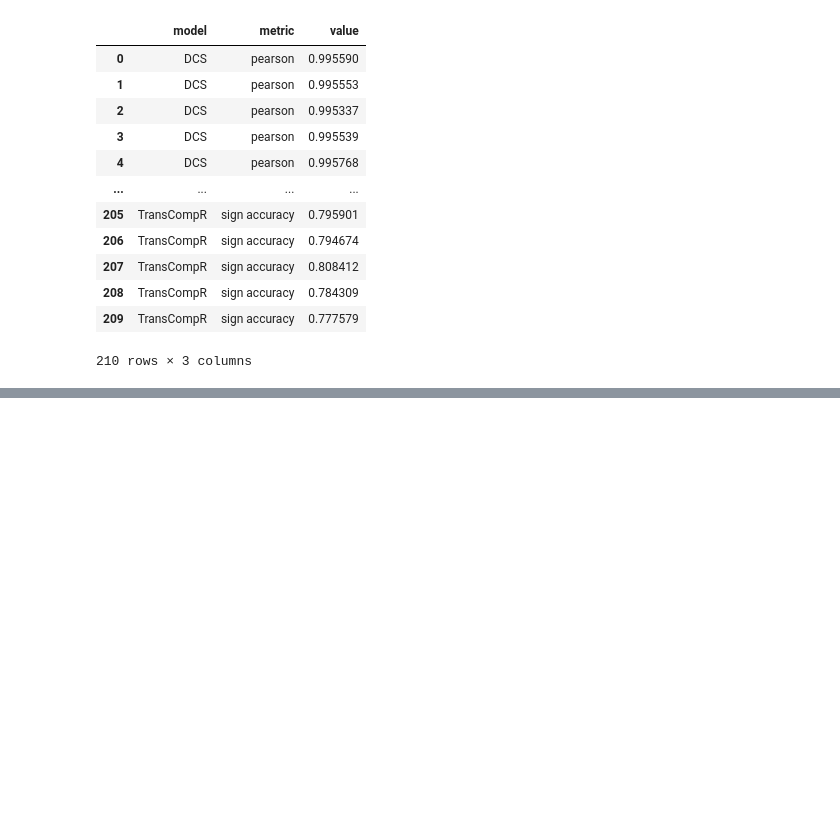
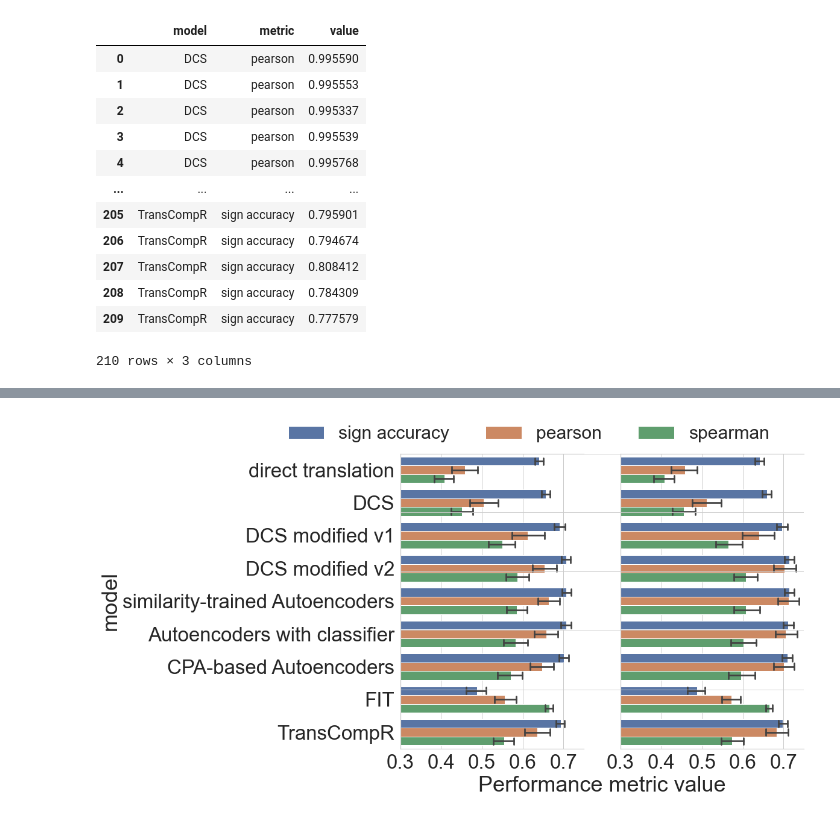
Before and after one commit to Lauffenburger-Lab/OmicTranslationBenchmark, a Jupyter notebook: figures/AutoencodersFinalComparePlotLandmarks.ipynb, the cells around one changed output, grey strips where cells are left out. Drawn from its saved outputs; the diff is of its cells as text; code cells hidden in the pictures; blank space fills up the shorter version.

```diff
--- a/figures/AutoencodersFinalComparePlotLandmarks.ipynb
+++ b/figures/AutoencodersFinalComparePlotLandmarks.ipynb
@@ -273,7 +269,7 @@ res_recon_a375
 | 209 | TransCompR | sign accuracy | 0.772239 |
 210 rows × 3 columns
 # %%
-sns.set_theme(style="whitegrid",font_scale=2)
+sns.set_theme(style="whitegrid",font_scale=3.5)
 # plt.figure(figsize=(9,12), dpi= 80)
 plt.figure()
 ax = sns.barplot(x="value", y="model", data=res_recon_a375,
@@ -283,7 +279,7 @@ ax = sns.barplot(x="value", y="model", data=res_recon_a375,
                    'CPA-based Autoencoders'],
             hue_order = ['sign accuracy','pearson','spearman'],
             hue="metric",ci=95,capsize=0.2,orient='h')
-plt.legend(loc='lower left',prop={'size': 21})
+plt.legend(loc='lower left',prop={'size': 32})
 plt.gca().set(title='',
               xlabel = 'Performance metric value',
               ylabel='models')
@@ -406,7 +402,7 @@ res_to_ht29
 | 269 | FIT | sign accuracy | 0.479458 |
 270 rows × 3 columns
 # %%
-sns.set_theme(style="whitegrid",font_scale=2)
+sns.set_theme(style="whitegrid",font_scale=3.5)
 # plt.figure(figsize=(9,12), dpi= 80)
 plt.figure()
 ax = sns.barplot(x="value", y="model", data=res_to_ht29,
@@ -416,7 +412,7 @@ ax = sns.barplot(x="value", y="model", data=res_to_ht29,
                    'CPA-based Autoencoders','FIT','TransCompR'],
             hue_order = ['sign accuracy','pearson','spearman'],
             hue="metric",ci=95,capsize=0.2,orient='h')
-plt.legend(loc='lower left',prop={'size': 21})
+plt.legend(loc='lower left',prop={'size': 32})
 plt.gca().set(title='',
               xlabel = 'Performance metric value',
               ylabel='')
@@ -534,7 +530,7 @@ res_recon_ht29
 | 209 | TransCompR | sign accuracy | 0.777579 |
 210 rows × 3 columns
 # %%
-sns.set_theme(style="whitegrid",font_scale=2)
+sns.set_theme(style="whitegrid",font_scale=3.5)
 # plt.figure(figsize=(9,12), dpi= 80)
 plt.figure()
 ax = sns.barplot(x="value", y="model", data=res_recon_ht29,
@@ -544,7 +540,7 @@ ax = sns.barplot(x="value", y="model", data=res_recon_ht29,
                    'TransCompR','CPA-based Autoencoders'],
             hue_order = ['sign accuracy','pearson','spearman'],
             hue="metric",ci=95,capsize=0.2,orient='h')
-plt.legend(loc='lower left',prop={'size': 21})
+plt.legend(loc='lower left',prop={'size': 32})
 plt.gca().set(title='',
               xlabel = 'Performance metric value',
               ylabel='')
@@ -625,0 +624,70 @@ ht29_reconstruction
+# %%
+plt.rcParams["figure.figsize"] = (12, 9)
+# %%
+sns.set_theme(style="whitegrid",font_scale=3)
+# plt.figure(figsize=(9,12), dpi= 80)
+
+# Create subplots with 1 row and 2 columns
+fig, axes = plt.subplots(1, 2)
+
+ax = sns.barplot(ax=axes[0],x="value", y="model", data=res_to_a375,
+            order=['direct translation','DCS',
+                   'DCS modified v1','DCS modified v2',
+                   'similarity-trained Autoencoders','Autoencoders with classifier',
+                   'CPA-based Autoencoders','FIT','TransCompR'],
+            hue_order = ['sign accuracy','pearson','spearman'],
+            hue="metric",ci=95,capsize=0.2,orient='h')
+axes[0].legend_.remove()
+
+ax = sns.barplot(ax=axes[1],x="value", y="model", data=res_to_ht29,
+            order=['direct translation','DCS',
+                   'DCS modified v1','DCS modified v2',
+                   'similarity-trained Autoencoders','Autoencoders with classifier',
+                   'CPA-based Autoencoders','FIT','TransCompR'],
+            hue_order = ['sign accuracy','pearson','spearman'],
+            hue="metric",ci=95,capsize=0.2,orient='h')
+axes[1].legend_.remove()
+
+# Fix axes titles and ticks
+axes[0].set_xlim([0.3, 0.75])  # Set x-limit for the first subplot
+axes[0].set_xticks([0.3,0.4,0.5,0.6,0.7])  # Set x-ticks for the first subplot
+axes[1].set_xlim([0.3, 0.75])  # Set x-limit for the second subplot
+axes[1].set_xticks([0.3,0.4,0.5,0.6,0.7])  # Set x-ticks for the second subplot
+axes[0].set_xlabel("")
+axes[1].set_xlabel("")
+axes[1].set_ylabel("")
+axes[1].set_yticks([])
+
+legend_labels = ['sign accuracy','pearson','spearman']
+# Get the handles and labels from any of the subplots
+handles, labels = axes[0].get_legend_handles_labels()
+ax.legend(handles=handles,
+          labels=legend_labels,
+          title='',
+          loc='upper center',
+          bbox_to_anchor=(-0.5, 1.15),
+          ncol=len(legend_labels),
+          frameon=False,
+          fontsize='small')
+
+# # Add a common x-axis label
+fig.add_subplot(111, frameon=False)
+plt.tick_params(labelcolor='none', top=False, bottom=False, left=False, right=False)
+plt.xticks([])
+plt.xlabel("Performance metric value", labelpad=45)
+
+# Remove borders of subplots
+for ax in axes:
+    ax.spines['right'].set_visible(False)
+    #ax.spines['left'].set_visible(False)
+
+plt.tight_layout()
+# Adjust subplot spacing
+# plt.subplots_adjust(wspace=1)
+
+plt.savefig('../figures/MI_results/landmarks_figure1b_translation.eps',
+            papertype="a4",
+            format='eps',
+            bbox_inches='tight',dpi=600)
+# %% [output]
+[figure, added]
```
Also changed, not shown: parts of 7 cells of this notebook, 32 other files.
